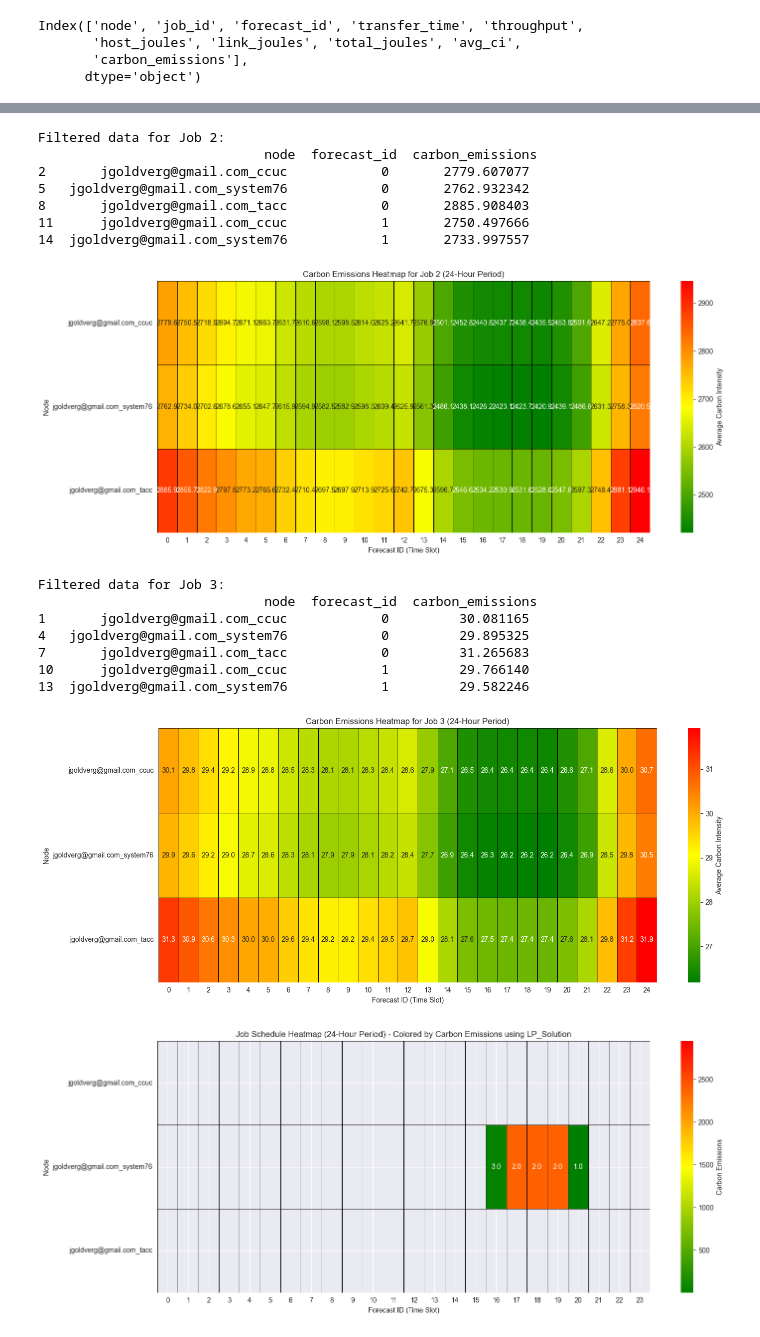
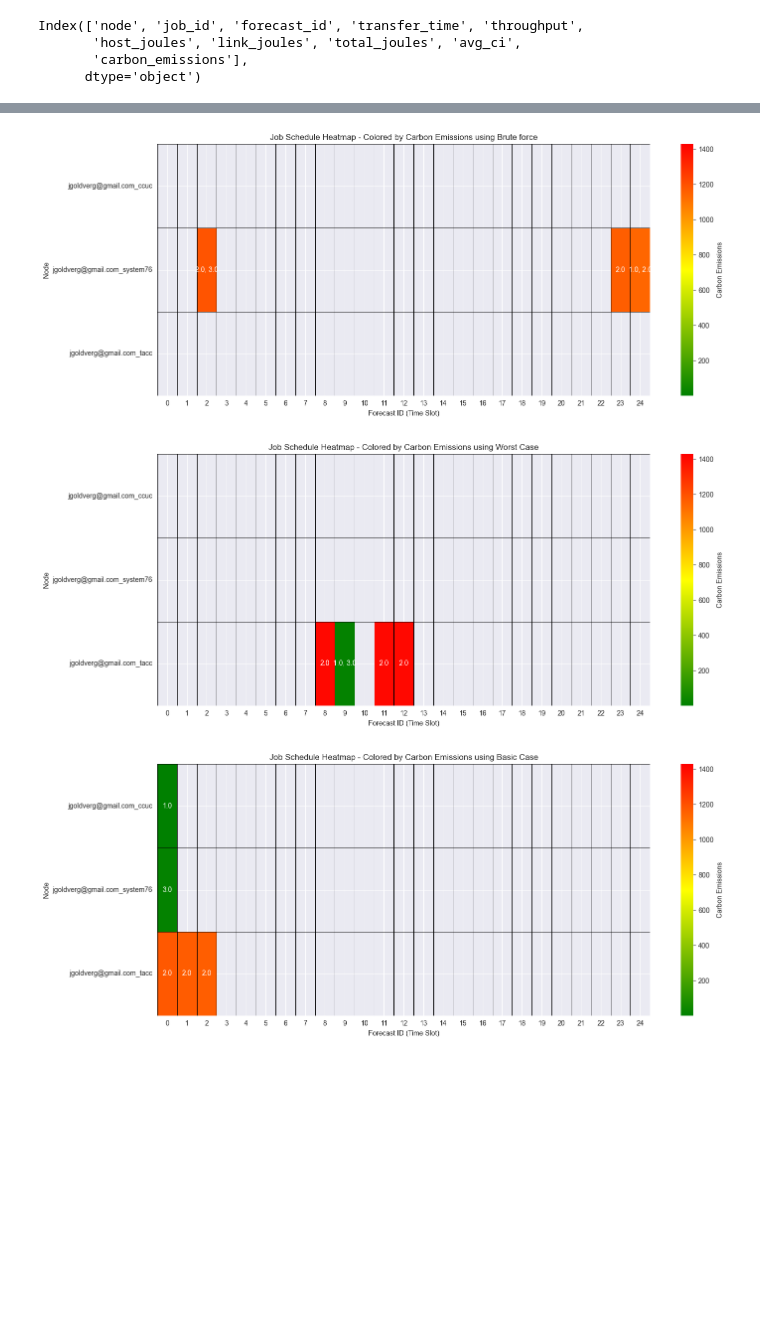
Before and after one commit to jgoldverg/GreenTransferScheduler, a Jupyter notebook: visualize_jobs.ipynb, the cells around one changed output, grey strips where cells are left out. Cells and saved outputs as stored; diff of their text form; code cells hidden in the pictures; blank space fills up the shorter version.

Commit message:
milp and all scheduler are fully working, we can simply refine the simulation now but i think otherwise we are all set

```diff
--- a/visualize_jobs.ipynb
+++ b/visualize_jobs.ipynb
@@ -13,6 +13,7 @@ brute_force_schedule = brute_force_schedule.drop(columns=['idx'])
 worst_case_schedule = pd.read_csv("schedules/worst_case_schedule.csv")
 worst_case_schedule = worst_case_schedule.drop(columns=['idx'])
 basic_schedule = pd.read_csv("schedules/basic_planner.csv")
+random_schedule = pd.read_csv("schedules/random_planner.csv")
 print(associations_df.columns)
 # %% [output]
 Index(['node', 'job_id', 'forecast_id', 'transfer_time', 'throughput',
@@ -90,8 +61,8 @@ Filtered data for Job 3:
 # %%
 def visualize_schedule(schedule_df, associations_df, name):
-    # Get unique nodes and time slots (forecast_id)
+    # Get unique nodes and time slots (forecast_id) from associations_df
     nodes = associations_df['node'].unique()
-    time_slots = range(24)  # 0 to 23 (24-hour period)
+    time_slots = sorted(associations_df['forecast_id'].unique())  # Use all unique time slots from associations_df
 
     # Create a grid of all nodes and time slots
     grid_df = pd.DataFrame([(node, t) for node in nodes for t in time_slots], columns=['node', 'forecast_id'])
@@ -109,12 +80,9 @@ def visualize_schedule(schedule_df, associations_df, name):
 
     # Aggregate data for each node and forecast_id
     aggregated_df = grid_df.groupby(['node', 'forecast_id'], as_index=False).agg({
-        'job_id': lambda x: ', '.join(map(str, x[x != -1])),  # Combine job_ids
-        'carbon_emissions': 'sum'  # Sum carbon_emissions
+        'job_id': lambda x: ', '.join(map(str, x[x != -1])) if any(x != -1) else '-1',  # Combine job IDs
+        'carbon_emissions': 'sum'  # Sum carbon emissions
     })
-
-    # Fill empty job_id combinations with '-1'
-    aggregated_df['job_id'] = aggregated_df['job_id'].replace('', '-1')
 
     # Pivot the grid to create a heatmap-friendly format
     heatmap_data = aggregated_df.pivot(index='node', columns='forecast_id', values='carbon_emissions')
@@ -142,7 +110,7 @@ def visualize_schedule(schedule_df, associations_df, name):
     # Customize the plot
     plt.xlabel('Forecast ID (Time Slot)')
     plt.ylabel('Node')
-    plt.title(f'Job Schedule Heatmap (24-Hour Period) - Colored by Carbon Emissions using {name}')
+    plt.title(f'Job Schedule Heatmap - Colored by Carbon Emissions using {name}')
     plt.xticks(rotation=0)
     plt.yticks(rotation=0)
     plt.tight_layout()
@@ -173,12 +182,7 @@ Basic Case created a total emissions of 8281.700221524823
 # %%
-##Visualiatioins
-
-visualize_job_carbon_intensity(associations_df, 1)
-visualize_job_carbon_intensity(associations_df, 2)
-visualize_job_carbon_intensity(associations_df, 3)
-##Schedule visualizations
-visualize_schedule(lp_schedule, associations_df, "LP_Solution")
+visualize_schedule(lp_schedule, associations_df,  "LP_Solution")
 visualize_schedule(brute_force_schedule, associations_df, "Brute force")
 visualize_schedule(worst_case_schedule, associations_df, "Worst Case")
 visualize_schedule(basic_schedule, associations_df, "Basic Case")
+visualize_schedule(random_schedule, associations_df, "Random Case")
 # %% [output]
@@ -193,17 +190,3 @@ Filtered data for Job 1:
-Filtered data for Job 2:
-                             node  forecast_id  carbon_emissions
-2       jgoldverg@gmail.com_ccuc            0       2779.607077
-5   jgoldverg@gmail.com_system76            0       2762.932342
-8       jgoldverg@gmail.com_tacc            0       2885.908403
-11      jgoldverg@gmail.com_ccuc            1       2750.497666
-14  jgoldverg@gmail.com_system76            1       2733.997557
-[figure, old version]
+[figure, new version]
-Filtered data for Job 3:
-                             node  forecast_id  carbon_emissions
-1       jgoldverg@gmail.com_ccuc            0         30.081165
-4   jgoldverg@gmail.com_system76            0         29.895325
-7       jgoldverg@gmail.com_tacc            0         31.265683
-10      jgoldverg@gmail.com_ccuc            1         29.766140
-13  jgoldverg@gmail.com_system76            1         29.582246
-[figure, old version]
+[figure, new version]
-[figure, old version]
+[figure, new version]
```
Also changed, not shown: parts of 4 cells of this notebook, 38 other files.
